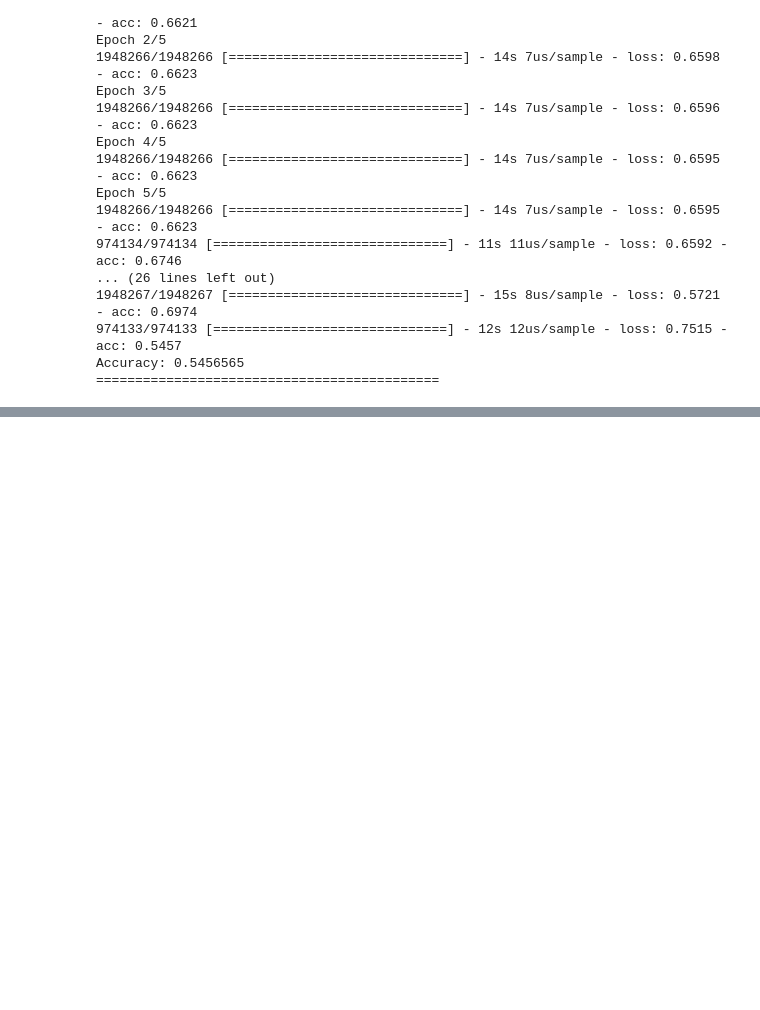
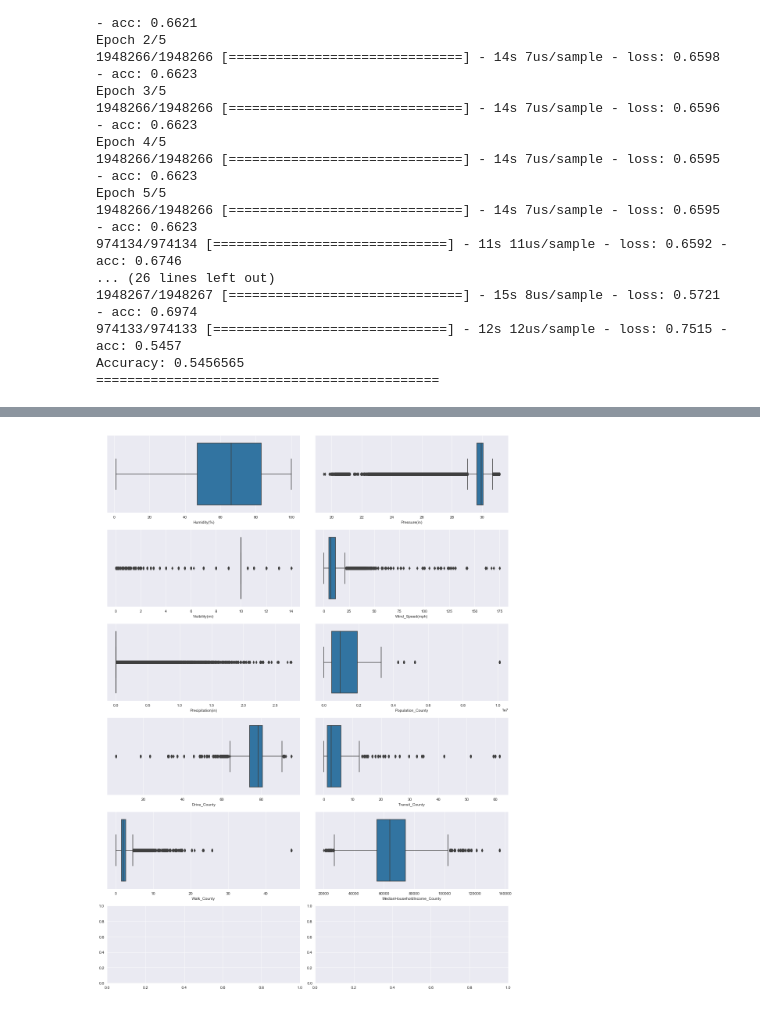
Before and after one commit to Abhilash240800/FinalProject_USAccidents, a Jupyter notebook: Jupyter Notebooks/NeuralNet_v2.ipynb, the cells around one changed output, grey strips where cells are left out. Drawn from its saved outputs; the diff is of its cells as text; code cells hidden in the pictures; blank space fills up the shorter version.

```diff
--- a/Jupyter Notebooks/NeuralNet_v2.ipynb
+++ b/Jupyter Notebooks/NeuralNet_v2.ipynb
@@ -424,3 +424,12 @@ Epoch 5/5
 974133/974133 [==============================] - 12s 12us/sample - loss: 0.7515 - acc: 0.5457
 Accuracy: 0.5456565
 ============================================
+# %%
+grouped_sev = []
+for i in data["Severity"].values:
+    if i == 1 or i == 2:
+        grouped_sev.append(0)
+    else:
+        grouped_sev.append(1)
+
+data["Grouped_Severity"] = grouped_sev
@@ -426,0 +571,17 @@ Accuracy: 0.5456565
+# %%
+cols = ['Temperature(F)', 'Humidity(%)', 'Pressure(in)', 'Visibility(mi)',
+        'Wind_Speed(mph)', 'Precipitation(in)',
+       'Population_County', 'Drive_County', 'Transit_County', 'Walk_County', 'MedianHouseholdIncome_County']
+
+sns.set_style('darkgrid')
+f, axes = plt.subplots(6,2, figsize=(15,20))
+y = 0;
+for name in cols[1:]:
+    i, j = divmod(y, 2)
+    sns.boxplot(x=data[name], ax=axes[i, j])
+    y = y+1
+
+plt.tight_layout()
+plt.show()
+# %% [output]
+[figure, added]
```
Also changed, not shown: parts of 2 cells of this notebook.
